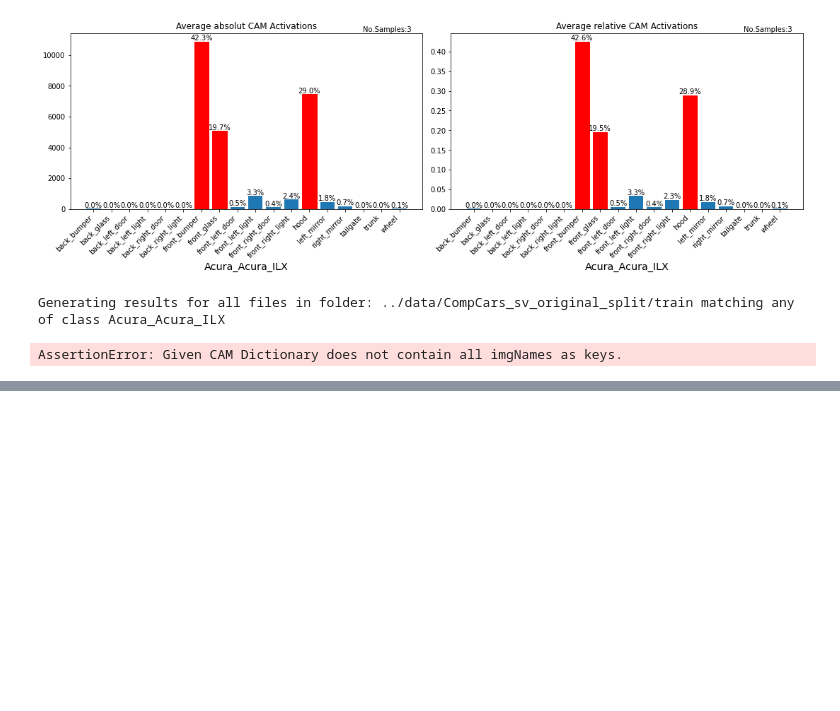
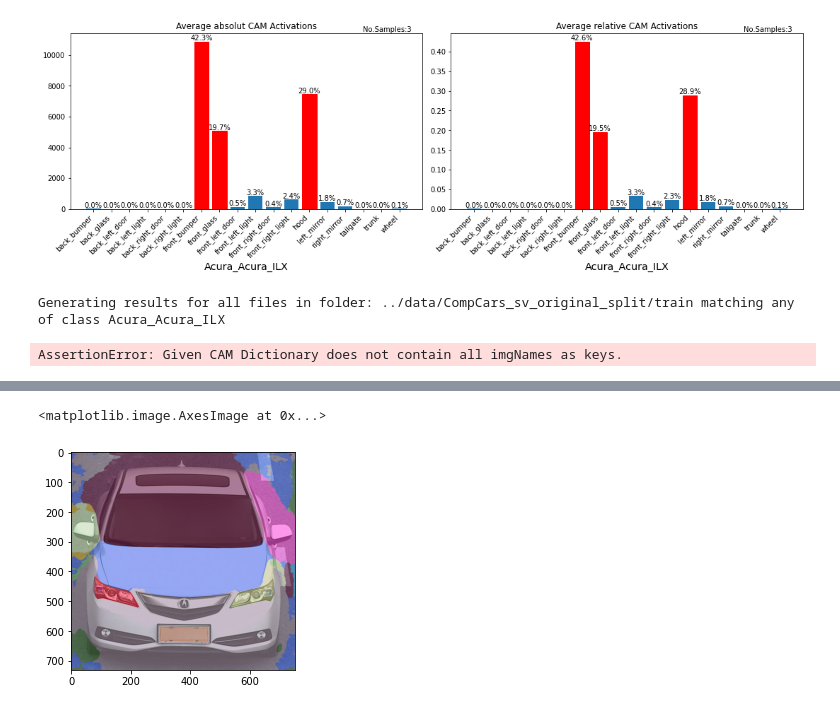
Before and after one commit to L1nusB/XAI-Vehicle-Classification, a Jupyter notebook: notebooks/SegmentationWork.ipynb, the cells around one changed output, grey strips where cells are left out. Saved outputs shown, nothing was run; the diff lists cells and outputs as text; code cells hidden in the pictures; blank space fills up the shorter version.

```diff
--- a/notebooks/SegmentationWork.ipynb
+++ b/notebooks/SegmentationWork.ipynb
@@ -152,0 +159,5 @@ AssertionError: Given CAM Dictionary does not contain all imgNames as keys.
+# %%
+plt.imshow(segImages['Acura_Acura_ILX_2a6cce617fc27d.jpg'])
+# %% [output]
+<matplotlib.image.AxesImage at 0x...>
+[figure, added]
```
Also changed, not shown: parts of 5 cells of this notebook, 2 other files.
